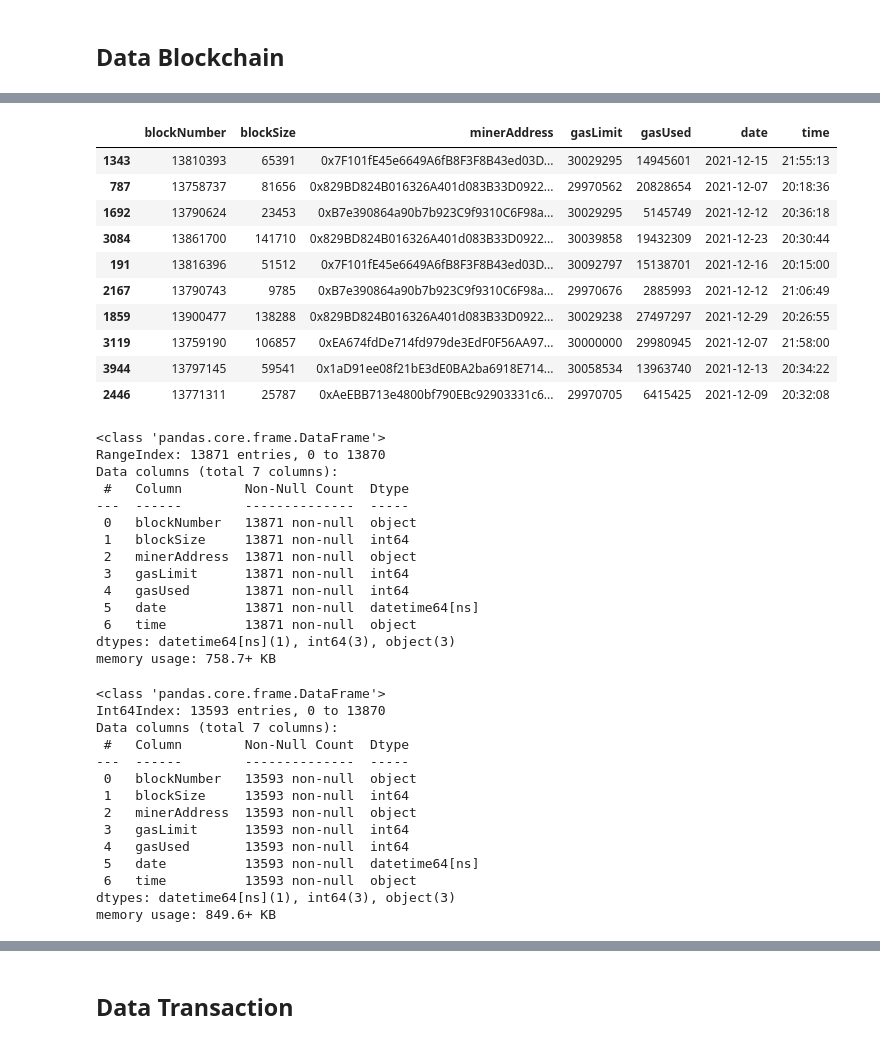
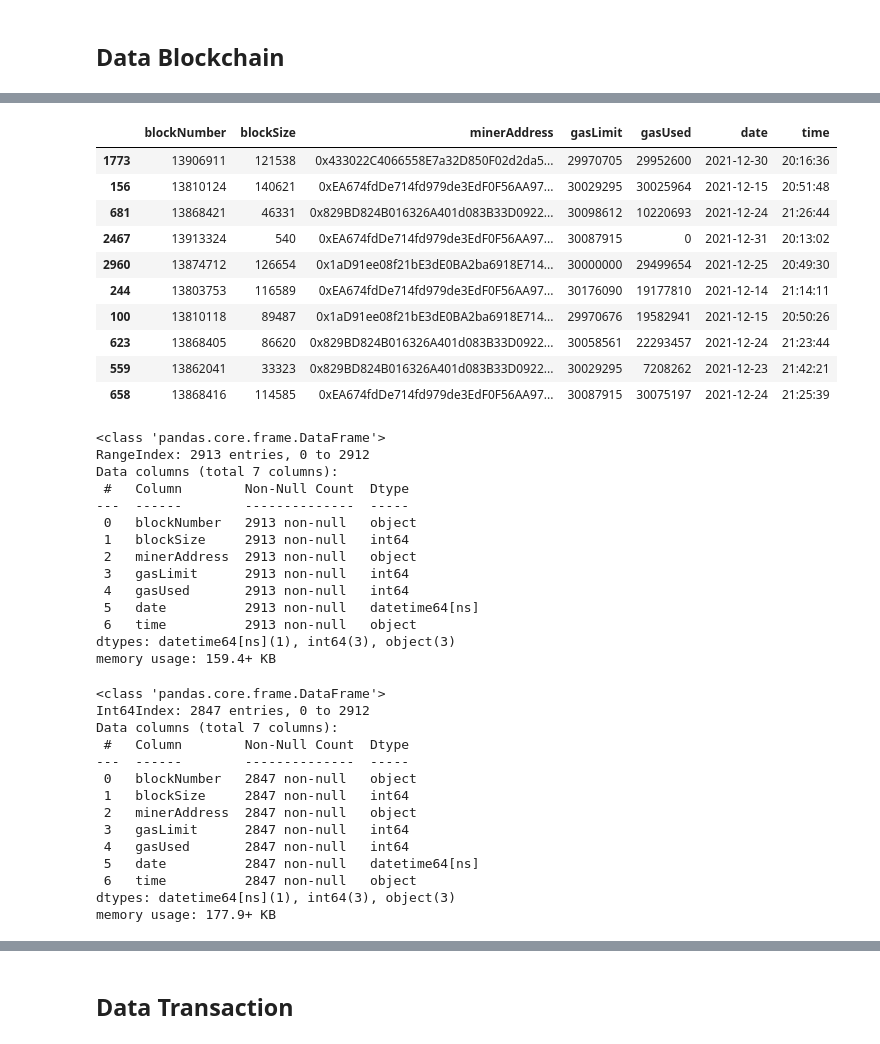
Before and after one commit to mello9999/etherBot, a Jupyter notebook: src/analytics/transform.ipynb, the cells around one changed output, grey strips where cells are left out. Drawn from its saved outputs; the diff is of its cells as text; code cells hidden in the pictures.

```diff
--- a/src/analytics/transform.ipynb
+++ b/src/analytics/transform.ipynb
@@ -157,2 +97,4 @@ blocks_data1 = pd.DataFrame(dataBlockchain1, columns=['number', 'size', 'miner',
 # %%
-blocks_data2 = pd.DataFrame(dataBlockchain2, columns=['number', 'size', 'miner', 'gasLimit', 'gasUsed', 'date', 'times'])
+# rename columns
+blocks_data2 = blocks_data2.rename(columns={'number': 'blockNumber', 'size': 'blockSize', 'miner': 'minerAddress',
+                                          'gasLimit': 'gasLimit', 'gasUsed': 'gasUsed', 'date': 'date', 'times': 'time'}, inplace=False)
@@ -183,14 +101,14 @@ blocks_data = blocks_data.rename(columns={'number': 'blockNumber', 'size': 'bloc
 # %%
-blocks_data.sample(10)
+blocks_data2.sample(10)
 # %% [output]
 |  | blockNumber | blockSize | minerAddress | gasLimit | gasUsed | date | time |
-| 1343 | 13810393 | 65391 | 0x7F101fE45e6649A6fB8F3F8B43ed03D... | 30029295 | 14945601 | 2021-12-15 | 21:55:13 |
-| 787 | 13758737 | 81656 | 0x829BD824B016326A401d083B33D0922... | 29970562 | 20828654 | 2021-12-07 | 20:18:36 |
-| 1692 | 13790624 | 23453 | 0xB7e390864a90b7b923C9f9310C6F98a... | 30029295 | 5145749 | 2021-12-12 | 20:36:18 |
-| 3084 | 13861700 | 141710 | 0x829BD824B016326A401d083B33D0922... | 30039858 | 19432309 | 2021-12-23 | 20:30:44 |
-| 191 | 13816396 | 51512 | 0x7F101fE45e6649A6fB8F3F8B43ed03D... | 30092797 | 15138701 | 2021-12-16 | 20:15:00 |
-| 2167 | 13790743 | 9785 | 0xB7e390864a90b7b923C9f9310C6F98a... | 29970676 | 2885993 | 2021-12-12 | 21:06:49 |
-| 1859 | 13900477 | 138288 | 0x829BD824B016326A401d083B33D0922... | 30029238 | 27497297 | 2021-12-29 | 20:26:55 |
-| 3119 | 13759190 | 106857 | 0xEA674fdDe714fd979de3EdF0F56AA97... | 30000000 | 29980945 | 2021-12-07 | 21:58:00 |
-| 3944 | 13797145 | 59541 | 0x1aD91ee08f21bE3dE0BA2ba6918E714... | 30058534 | 13963740 | 2021-12-13 | 20:34:22 |
-| 2446 | 13771311 | 25787 | 0xAeEBB713e4800bf790EBc92903331c6... | 29970705 | 6415425 | 2021-12-09 | 20:32:08 |
+| 1773 | 13906911 | 121538 | 0x433022C4066558E7a32D850F02d2da5... | 29970705 | 29952600 | 2021-12-30 | 20:16:36 |
+| 156 | 13810124 | 140621 | 0xEA674fdDe714fd979de3EdF0F56AA97... | 30029295 | 30025964 | 2021-12-15 | 20:51:48 |
+| 681 | 13868421 | 46331 | 0x829BD824B016326A401d083B33D0922... | 30098612 | 10220693 | 2021-12-24 | 21:26:44 |
+| 2467 | 13913324 | 540 | 0xEA674fdDe714fd979de3EdF0F56AA97... | 30087915 | 0 | 2021-12-31 | 20:13:02 |
+| 2960 | 13874712 | 126654 | 0x1aD91ee08f21bE3dE0BA2ba6918E714... | 30000000 | 29499654 | 2021-12-25 | 20:49:30 |
+| 244 | 13803753 | 116589 | 0xEA674fdDe714fd979de3EdF0F56AA97... | 30176090 | 19177810 | 2021-12-14 | 21:14:11 |
+| 100 | 13810118 | 89487 | 0x1aD91ee08f21bE3dE0BA2ba6918E714... | 29970676 | 19582941 | 2021-12-15 | 20:50:26 |
+| 623 | 13868405 | 86620 | 0x829BD824B016326A401d083B33D0922... | 30058561 | 22293457 | 2021-12-24 | 21:23:44 |
+| 559 | 13862041 | 33323 | 0x829BD824B016326A401d083B33D0922... | 30029295 | 7208262 | 2021-12-23 | 21:42:21 |
+| 658 | 13868416 | 114585 | 0xEA674fdDe714fd979de3EdF0F56AA97... | 30087915 | 30075197 | 2021-12-24 | 21:25:39 |
@@ -209,19 +127,19 @@ blocks_data = blocks_data.reset_index()
 # %%
-blocks_data = blocks_data[['blockNumber', 'blockSize','minerAddress', 'gasLimit', 'gasUsed', 'date', 'time']].copy()
-blocks_data.info()
+blocks_data2= blocks_data2[['blockNumber', 'blockSize','minerAddress', 'gasLimit', 'gasUsed', 'date', 'time']].copy()
+blocks_data2.info()
 # %% [output]
 <class 'pandas.core.frame.DataFrame'>
-RangeIndex: 13871 entries, 0 to 13870
+RangeIndex: 2913 entries, 0 to 2912
 Data columns (total 7 columns):
  #   Column        Non-Null Count  Dtype
 ---  ------        --------------  -----
- 0   blockNumber   13871 non-null  object
- 1   blockSize     13871 non-null  int64
- 2   minerAddress  13871 non-null  object
- 3   gasLimit      13871 non-null  int64
- 4   gasUsed       13871 non-null  int64
- 5   date          13871 non-null  datetime64[ns]
- 6   time          13871 non-null  object
+ 0   blockNumber   2913 non-null   object
+ 1   blockSize     2913 non-null   int64
+ 2   minerAddress  2913 non-null   object
+ 3   gasLimit      2913 non-null   int64
+ 4   gasUsed       2913 non-null   int64
+ 5   date          2913 non-null   datetime64[ns]
+ 6   time          2913 non-null   object
 dtypes: datetime64[ns](1), int64(3), object(3)
-memory usage: 758.7+ KB
+memory usage: 159.4+ KB
 # %%
@@ -229,19 +147,19 @@ blocks_data.drop(blocks_data[blocks_data['gasUsed'] == 0].index, inplace = True)
 # %%
-blocks_data = blocks_data[['blockNumber', 'blockSize','minerAddress', 'gasLimit', 'gasUsed', 'date', 'time']].copy()
-blocks_data.info()
+blocks_data2 = blocks_data2[['blockNumber', 'blockSize','minerAddress', 'gasLimit', 'gasUsed', 'date', 'time']].copy()
+blocks_data2.info()
 # %% [output]
 <class 'pandas.core.frame.DataFrame'>
-Int64Index: 13593 entries, 0 to 13870
+Int64Index: 2847 entries, 0 to 2912
 Data columns (total 7 columns):
  #   Column        Non-Null Count  Dtype
 ---  ------        --------------  -----
- 0   blockNumber   13593 non-null  object
- 1   blockSize     13593 non-null  int64
- 2   minerAddress  13593 non-null  object
- 3   gasLimit      13593 non-null  int64
- 4   gasUsed       13593 non-null  int64
- 5   date          13593 non-null  datetime64[ns]
- 6   time          13593 non-null  object
+ 0   blockNumber   2847 non-null   object
+ 1   blockSize     2847 non-null   int64
+ 2   minerAddress  2847 non-null   object
+ 3   gasLimit      2847 non-null   int64
+ 4   gasUsed       2847 non-null   int64
+ 5   date          2847 non-null   datetime64[ns]
+ 6   time          2847 non-null   object
 dtypes: datetime64[ns](1), int64(3), object(3)
-memory usage: 849.6+ KB
+memory usage: 177.9+ KB
 # %%
```
Also changed, not shown: parts of 96 cells of this notebook, 2 other files.
